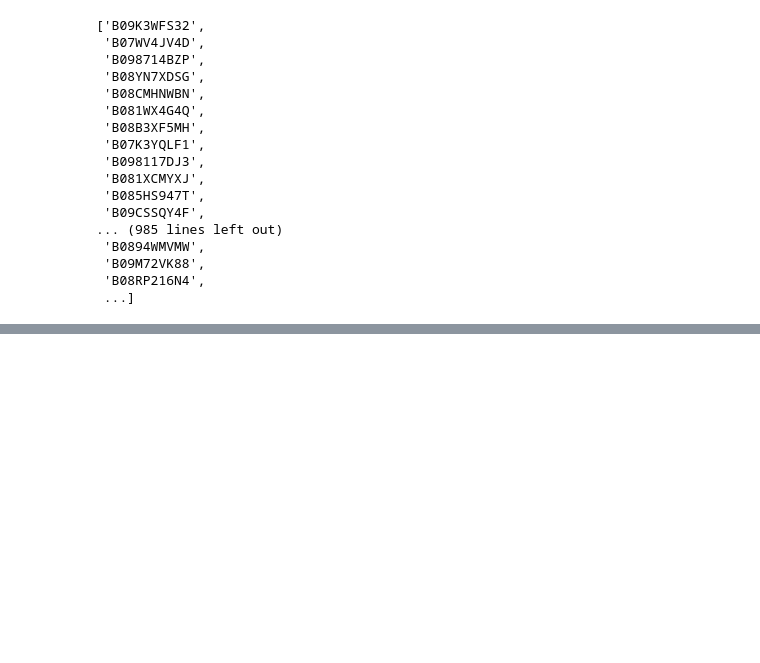
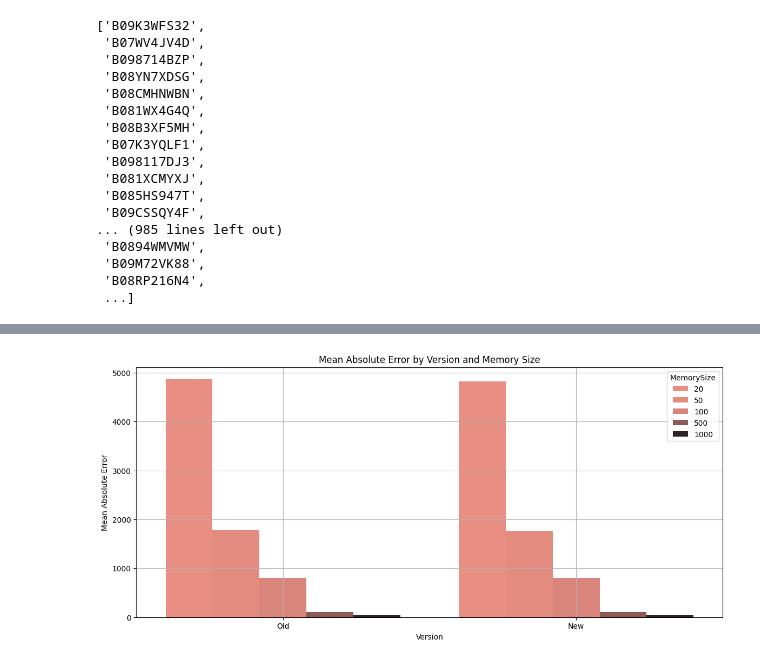
Before and after one commit to ywnl/streaming-algorithms-comparison, a Jupyter notebook: streaming-env/notebooks/sales_data_implementation.ipynb, the cells around one changed output, grey strips where cells are left out. Cells and saved outputs as stored; diff of their text form; code cells hidden in the pictures; blank space fills up the shorter version.

```diff
--- a/streaming-env/notebooks/sales_data_implementation.ipynb
+++ b/streaming-env/notebooks/sales_data_implementation.ipynb
@@ -258,0 +362,16 @@ plt.show()
+# %%
+plt.figure(figsize=(14, 6))
+sns.barplot(
+    data=df_algs[df_algs["Algorithm"] == "CountMinSketch"],
+    x='Version',
+    y='MeanAbsError',
+    hue='MemorySize',
+    palette='dark:salmon_r'
+)
+plt.title('Mean Absolute Error by Version and Memory Size')
+plt.xlabel('Version')
+plt.ylabel('Mean Absolute Error')
+plt.grid(True)
+plt.show()
+# %% [output]
+[figure, added]
```
Also changed, not shown: parts of 14 cells of this notebook, 13 other files.
